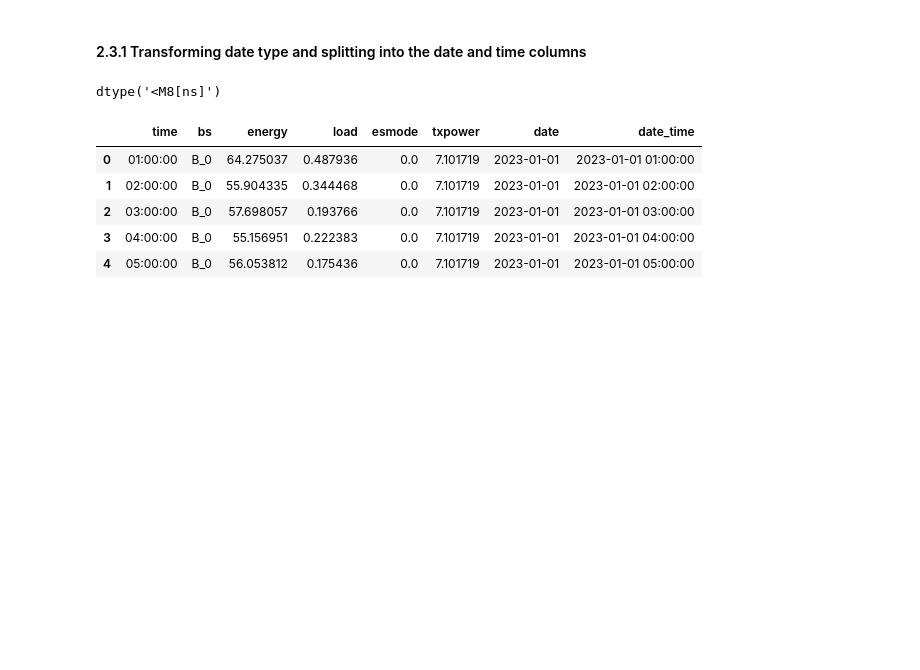
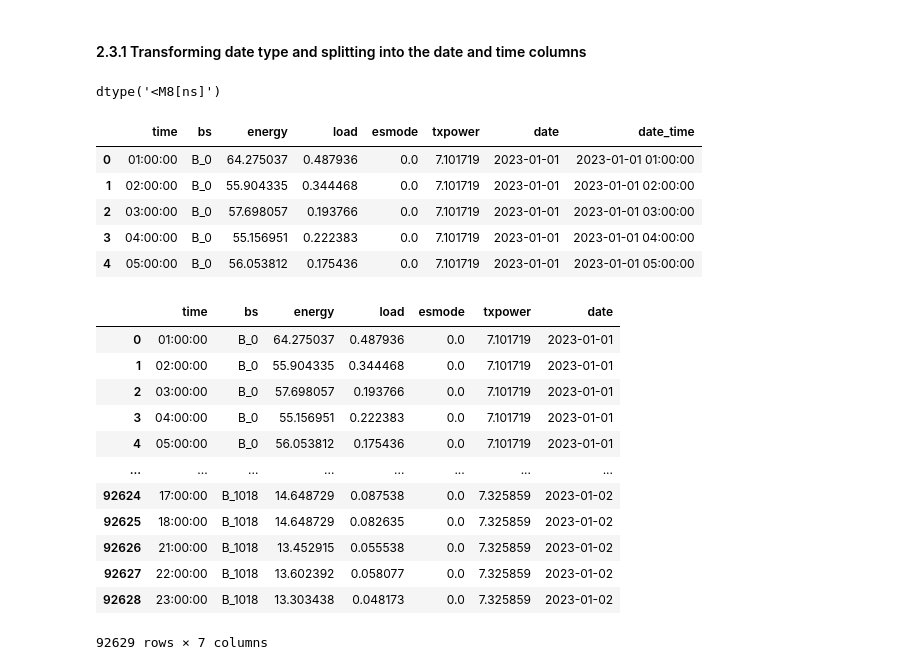
Before and after one commit to normanmunge/5G-energy-consumption-analysis, a Jupyter notebook: 5g-consumption-analysis-model.ipynb, the cells around one changed output. Cells and saved outputs as stored; diff of their text form; code cells hidden in the pictures; blank space fills up the shorter version.

```diff
--- a/5g-consumption-analysis-model.ipynb
+++ b/5g-consumption-analysis-model.ipynb
@@ -143,9 +143,19 @@ energy_df.head()
 | 3 | 04:00:00 | B_0 | 55.156951 | 0.222383 | 0.0 | 7.101719 | 2023-01-01 | 2023-01-01 04:00:00 |
 | 4 | 05:00:00 | B_0 | 56.053812 | 0.175436 | 0.0 | 7.101719 | 2023-01-01 | 2023-01-01 05:00:00 |
 # %%
-# Checking correlations between numerical data
-plt.figure(figsize=(10,5)
-columns = ['time, energy, load, esmode, txpower, date']
-
-for col in columns:
-    plt.
+# Drop our date_time column
+energy_df.drop('date_time', axis=1)
+# %% [output]
+|  | time | bs | energy | load | esmode | txpower | date |
+| 0 | 01:00:00 | B_0 | 64.275037 | 0.487936 | 0.0 | 7.101719 | 2023-01-01 |
+| 1 | 02:00:00 | B_0 | 55.904335 | 0.344468 | 0.0 | 7.101719 | 2023-01-01 |
+| 2 | 03:00:00 | B_0 | 57.698057 | 0.193766 | 0.0 | 7.101719 | 2023-01-01 |
+| 3 | 04:00:00 | B_0 | 55.156951 | 0.222383 | 0.0 | 7.101719 | 2023-01-01 |
+| 4 | 05:00:00 | B_0 | 56.053812 | 0.175436 | 0.0 | 7.101719 | 2023-01-01 |
+| ... | ... | ... | ... | ... | ... | ... | ... |
+| 92624 | 17:00:00 | B_1018 | 14.648729 | 0.087538 | 0.0 | 7.325859 | 2023-01-02 |
+| 92625 | 18:00:00 | B_1018 | 14.648729 | 0.082635 | 0.0 | 7.325859 | 2023-01-02 |
+| 92626 | 21:00:00 | B_1018 | 13.452915 | 0.055538 | 0.0 | 7.325859 | 2023-01-02 |
+| 92627 | 22:00:00 | B_1018 | 13.602392 | 0.058077 | 0.0 | 7.325859 | 2023-01-02 |
+| 92628 | 23:00:00 | B_1018 | 13.303438 | 0.048173 | 0.0 | 7.325859 | 2023-01-02 |
+92629 rows × 7 columns
```
Also changed, not shown: parts of 10 cells of this notebook.
